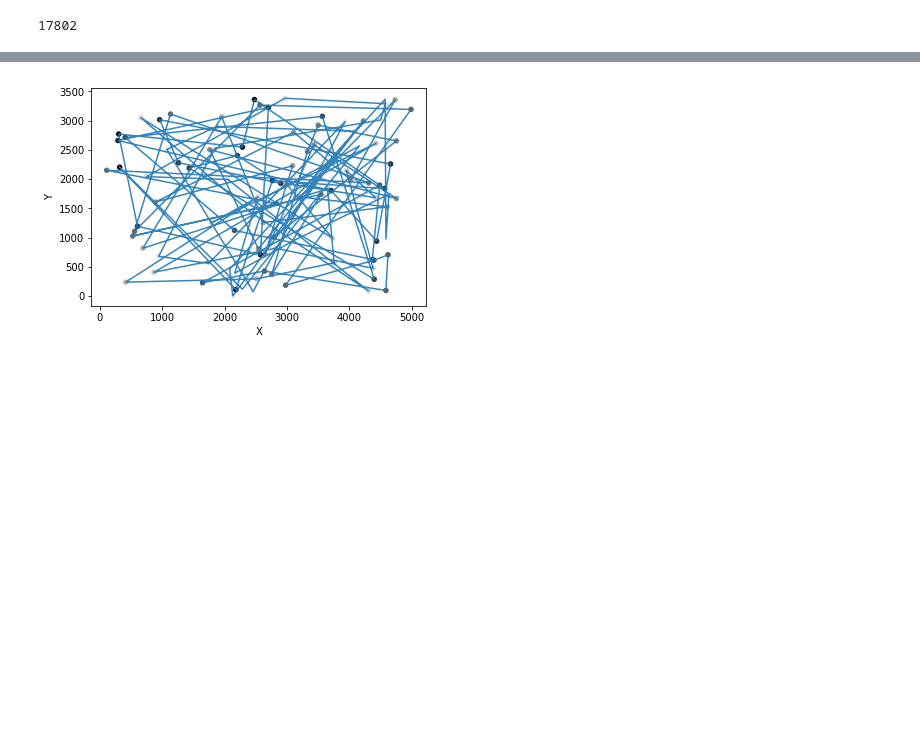
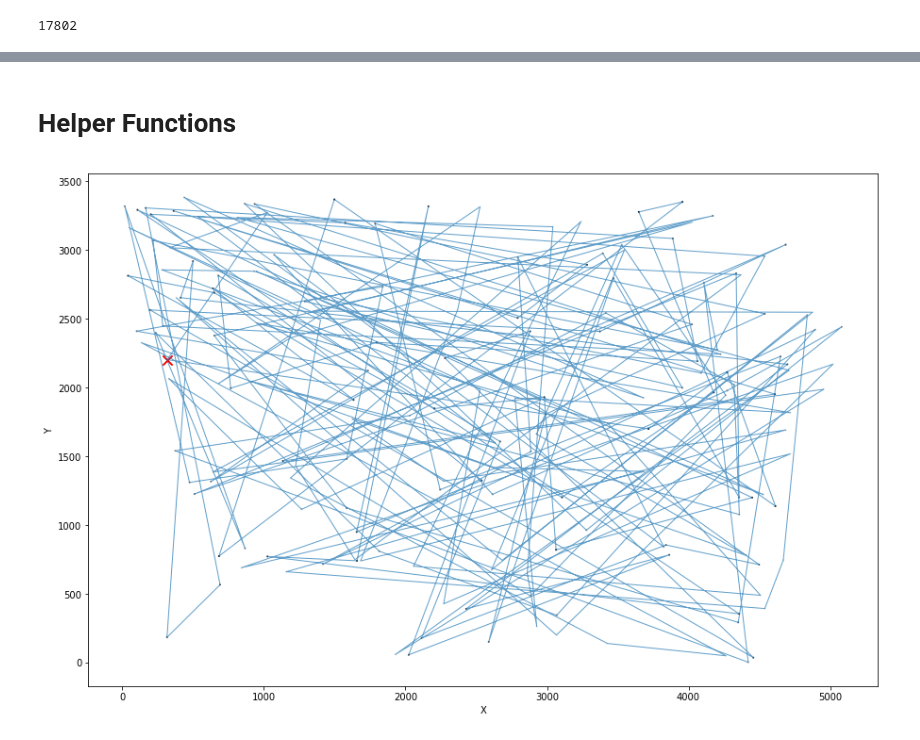
Before and after one commit to brtknr/TravellingSanta, a Jupyter notebook: travelling_santa.ipynb, the cells around one changed output, grey strips where cells are left out. Saved outputs shown, nothing was run; the diff lists cells and outputs as text; code cells hidden in the pictures; blank space fills up the shorter version.

```diff
--- a/travelling_santa.ipynb
+++ b/travelling_santa.ipynb
@@ -12,3 +49,4 @@ import copy
 # %%
+#!kaggle competitions download -c traveling-santa-2018-prime-paths
 df = pd.read_csv('cities.csv.zip', index_col='CityId')
-n_cities = len(df)
+print(df)
@@ -23,7 +98,8 @@ def prime_range(lower, upper):
             else:
                 primes.add(num)
     return primes
-primes = prime_range(0, n_cities)
+
+primes = prime_range(0, n_cities + 1)
 print(len(primes))
 # %% [output]
 17802
@@ -34,0 +106,4 @@ array([231504.54474321, 231123.90840534, 231356.98650124, ...,
+# %%
+ax = df.plot(kind='scatter', x='X', y='Y', figsize=(15,10), s=1, alpha=0.7)
+df.loc[primes].plot(kind='scatter', x='X', y='Y', s=1, c='yellow', ax=ax, alpha=0.7)
+df.loc[[0]].plot(kind='scatter', x='X', y='Y', c='red', ax=ax, marker='x', s=100)
@@ -35,16 +113,18 @@ array([231504.54474321, 231123.90840534, 231356.98650124, ...,
+# %% [markdown]
+# Helper Functions
 # %%
-def distance(j, k):
+def distance(j, k, dist_cache):
     d = dist_cache.get((j, k), (((df.iloc[j].values - df.iloc[k].values)**2).sum())**0.5)
     dist_cache[(j, k)] = dist_cache[(k, j)] = d
     return d
 
-def evaluate_route(route):
+def evaluate_route(route, dist_cache):
     dist_sum = 0
     for i, (j, k) in enumerate(zip(route[:-1], route[1:])):
-        dist = distance(j, k)
-        # Add 10% to the distance if k is not a prime
+        dist = distance(j, k, dist_cache=dist_cache)
+        # Add 10% to the distance if not coming from a prime city
         if i%10 == 0:
-            if k not in primes:
+            if j not in primes:
                 dist *= 1.1
         dist_sum += dist
         j = k
@@ -52,26 +132,29 @@ def evaluate_route(route):
 
 def plot_eval(evalution, N=5, ax=None):
     if ax == None:
-        fig, ax = plt.subplots()
+        fig, ax = plt.subplots(figsize=(15,10))
     moving_average = np.convolve(evaluation, np.ones((N,))/N, mode='valid')
     ax.plot(moving_average)
 
 def plot_path(path_list, ax=None):
     df_subset = df.iloc[path_list]
     if ax == None:
-        fig, ax = plt.subplots()
-    df_subset.plot(kind='scatter', x='X', y='Y', ax=ax, color=range(len(path_list)))
-    ax.plot(df_subset.X, df_subset.Y, alpha=0.9)
+        fig, ax = plt.subplots(figsize=(15,10))
+    df_subset.plot(x='X', y='Y', alpha=0.7, legend=False, ax=ax, linewidth=1)
+    df_subset.plot(kind='scatter', x='X', y='Y', ax=ax, color=range(len(path_list)), s=1)
+    df_subset.loc[[0]].plot(kind='scatter', x='X', y='Y', c='red', ax=ax, marker='x', s=100)
 # %%
-n_sample = 100
+n_sample = 180
+dist_cache = {}
+evaluation = []
 perm = np.random.permutation(n_cities)[:n_sample]
-df_subset = df.iloc[1:].iloc[perm]
-best_route = route = [0] + df_subset.index.tolist() + [0]
+df_subset = df.loc[1:].iloc[perm]
+df_subset.loc[0] = df.loc[0]
+df_subset.sort_index(inplace=True)
+best_route = route = df_subset.index.tolist() + [0]
 best_routes = [best_route]
-best_route_len = route_len = evaluate_route(route)
-evaluation = []
-dist_cache = {}
+best_route_len = route_len = evaluate_route(route, dist_cache)
 plot_path(route)
 # %% [output]
-[figure, old version]
+[figure, new version]
 # %%
```
Also changed, not shown: parts of 27 cells of this notebook, 2 other files.
